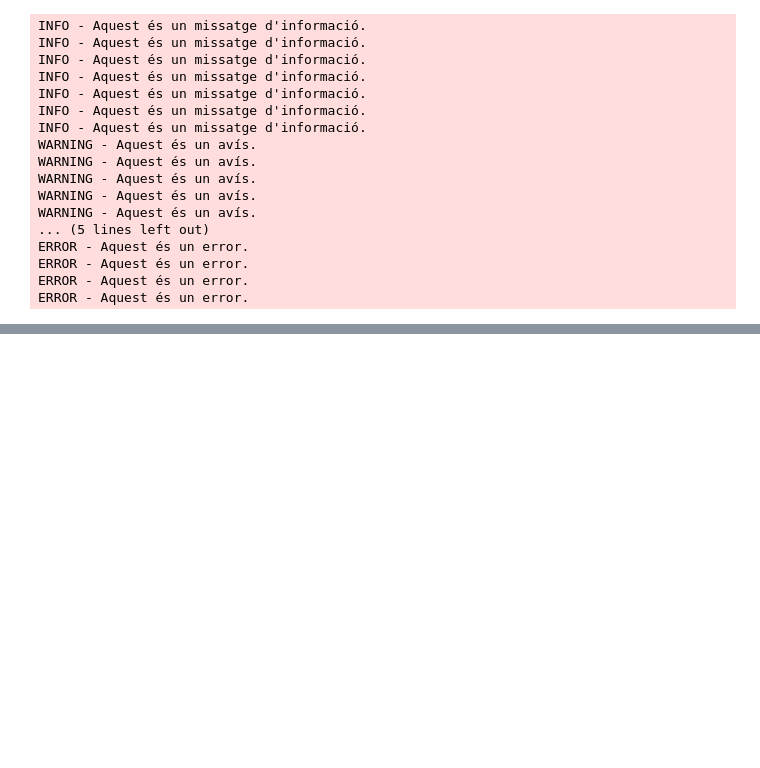
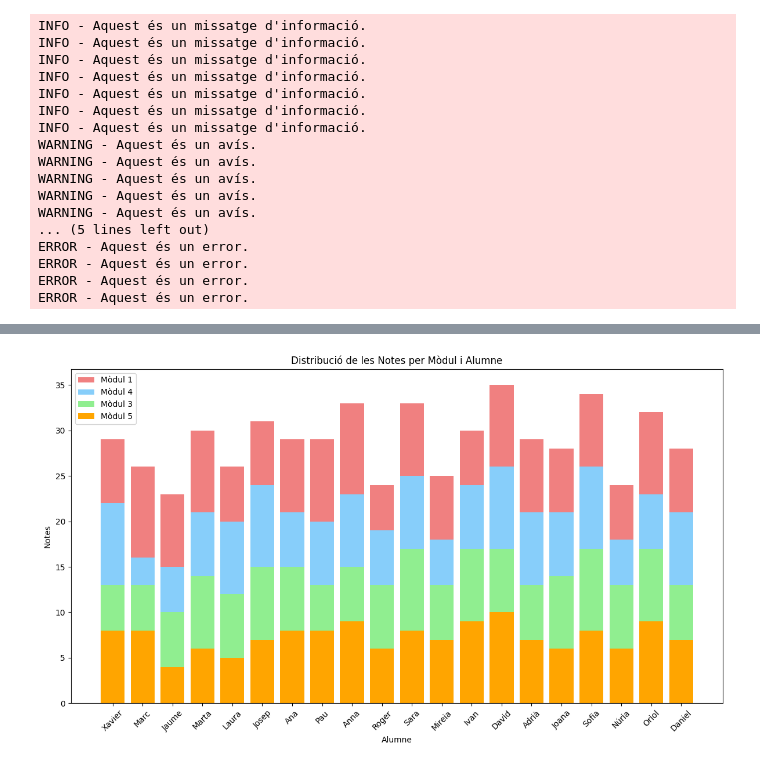
Before and after one commit to Bemen3M07/jupiter-logs-pandas-geroo22, a Jupyter notebook: ExercicisPart2.ipynb, the cells around one changed output, grey strips where cells are left out. Cells and saved outputs as stored; diff of their text form; code cells hidden in the pictures; blank space fills up the shorter version.

```diff
--- a/ExercicisPart2.ipynb
+++ b/ExercicisPart2.ipynb
@@ -162,0 +309,21 @@ Part 2 (al readme.md)
+# %%
+# Gràfic de barres apilades per mostrar les notes per mòdul de cada alumne
+plt.figure(figsize=(12, 7))
+bar_width = 0.5
+alumnes = df['Alumne']
+
+# Plotejant les barres per a cada mòdul
+plt.bar(alumnes, df['M01'], label='Mòdul 1', bottom=df['M04']+df['M03']+df['M05'], color='lightcoral')
+plt.bar(alumnes, df['M04'], label='Mòdul 4', bottom=df['M03']+df['M05'], color='lightskyblue')
+plt.bar(alumnes, df['M03'], label='Mòdul 3', bottom=df['M05'], color='lightgreen')
+plt.bar(alumnes, df['M05'], label='Mòdul 5', color='orange')
+
+plt.xlabel('Alumne')
+plt.ylabel('Notes')
+plt.title('Distribució de les Notes per Mòdul i Alumne')
+plt.xticks(rotation=45)
+plt.legend()
+plt.tight_layout()
+plt.show()
+# %% [output]
+[figure, added]
```
Also changed, not shown: parts of 12 cells of this notebook.
